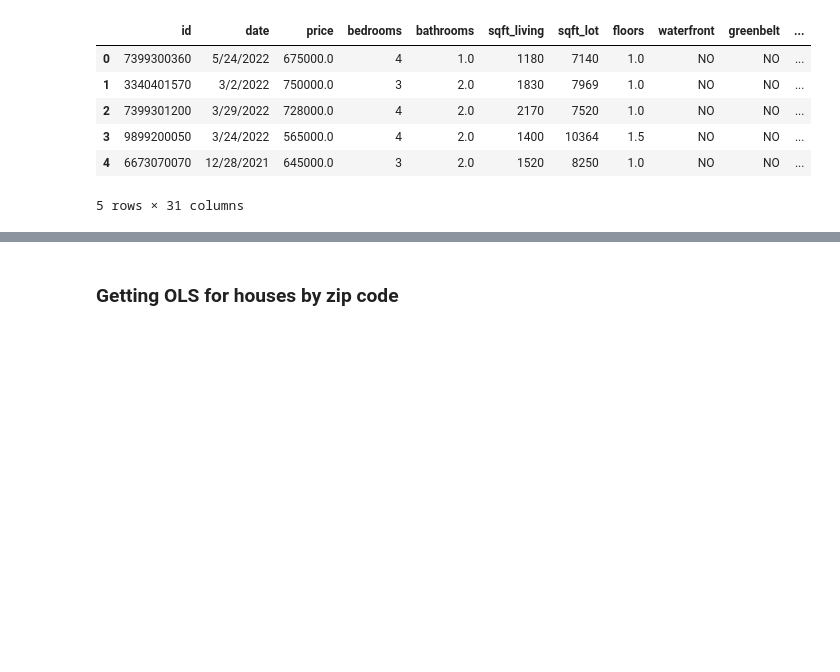
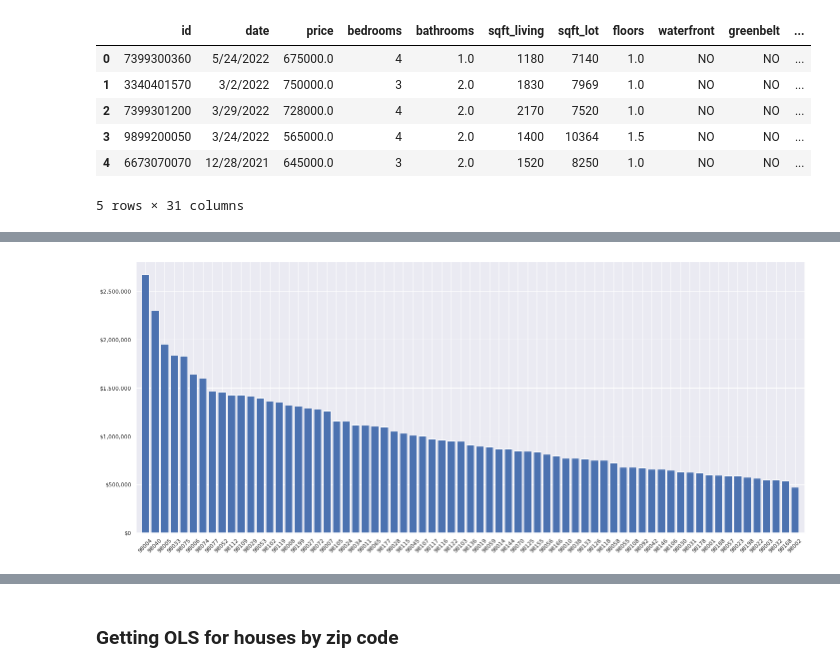
Before and after one commit to ParkedHampster/Modeled_Homes-Phase_2, a Jupyter notebook: individual_notebooks/jd.ipynb, the cells around one changed output, grey strips where cells are left out. Saved outputs shown, nothing was run; the diff lists cells and outputs as text; code cells hidden in the pictures; blank space fills up the shorter version.

```diff
--- a/individual_notebooks/jd.ipynb
+++ b/individual_notebooks/jd.ipynb
@@ -63,3 +70,6 @@ zip_codes = pd.read_csv('data/King_County_Zip_Codes.csv')
+# %%
+alpha = 0.05            # default confidence
+upper_cost = 5000000    # <= $5,000,000
 # %% [markdown]
 ## ALL DF Definitions
 merge these more cleanly in the index
@@ -130,0 +262,18 @@ homes_df = kc_only[(kc_only['sqft_living'] > 400) &
+# %%
+fig, ax = plt.subplots(figsize=(24,10))
+
+dollar_format = mtick.StrMethodFormatter('${x:,.0f}')
+ax.yaxis.set_major_formatter(dollar_format)
+
+ax.bar(range(0,len(zip_by_price_median['zip'])),zip_by_price_median['price'])
+ax.set(
+    xlim=(-1,len(zip_by_price_median['zip'])),
+    xticks=(np.arange(len(zip_by_price_median['zip']))),
+    xticklabels=zip_by_price_median['zip']
+)
+
+plt.xticks(rotation=45)
+
+'';
+# %% [output]
+[figure, added]
```
Also changed, not shown: parts of 52 cells of this notebook.
